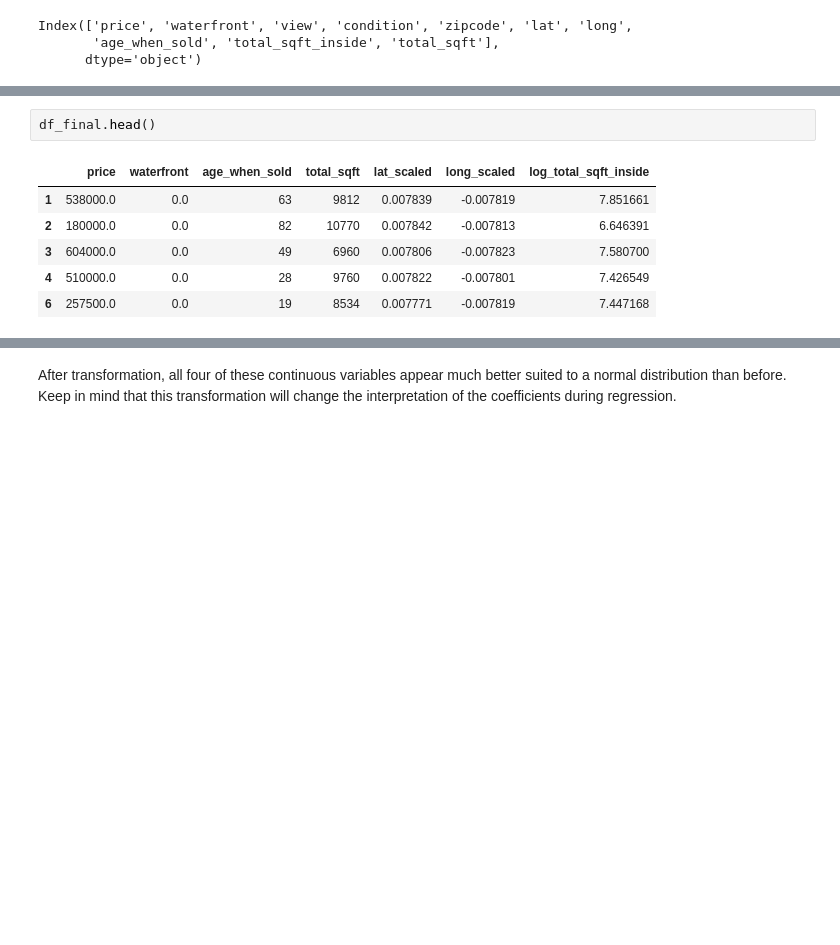
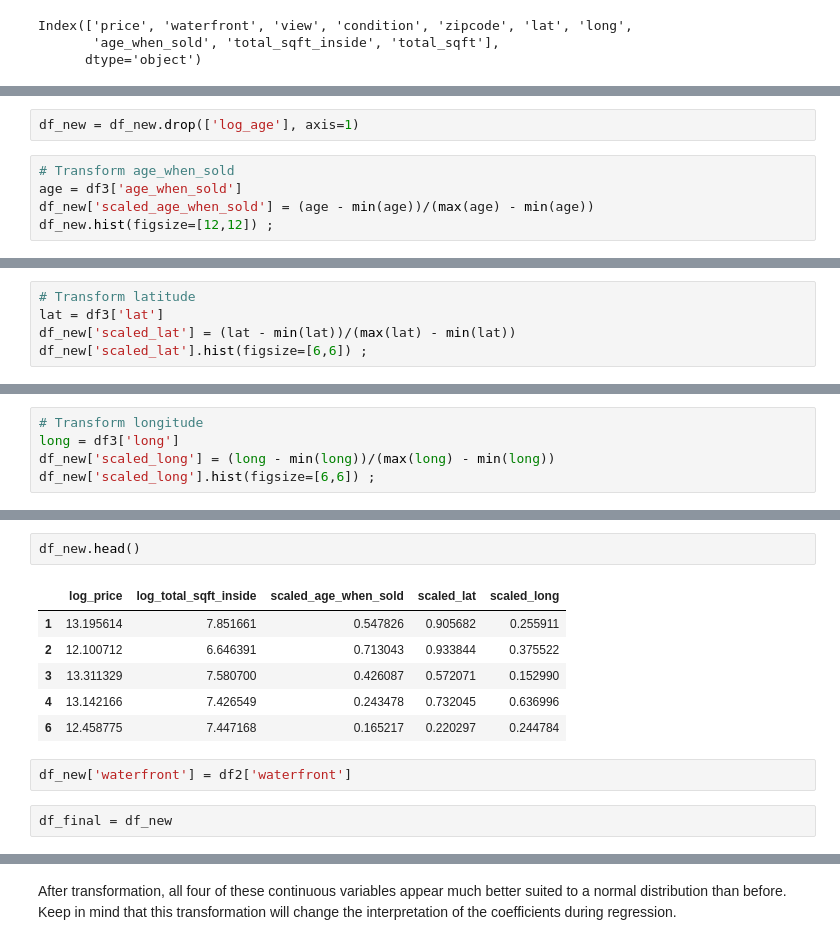
Before and after one commit to ariavathlete/dsc-v2-mod1-final-project-online-ds-ft-051319, a Jupyter notebook: student.ipynb, the cells around one changed output, grey strips where cells are left out. Drawn from its saved outputs; the diff is of its cells as text; blank space fills up the shorter version.

```diff
--- a/student.ipynb
+++ b/student.ipynb
@@ -1562,0 +1536,7 @@ df_final = df3.drop(['lat', 'long', 'total_sqft_inside', 'view',
+# %%
+df_new = df_new.drop(['log_age'], axis=1)
+# %%
+# Transform age_when_sold
+age = df3['age_when_sold']
+df_new['scaled_age_when_sold'] = (age - min(age))/(max(age) - min(age))
+df_new.hist(figsize=[12,12]) ;
@@ -1562,0 +1547,5 @@ df_final = df3.drop(['lat', 'long', 'total_sqft_inside', 'view',
+# %%
+# Transform latitude
+lat = df3['lat']
+df_new['scaled_lat'] = (lat - min(lat))/(max(lat) - min(lat))
+df_new['scaled_lat'].hist(figsize=[6,6]) ;
@@ -1562,0 +1554,5 @@ df_final = df3.drop(['lat', 'long', 'total_sqft_inside', 'view',
+# %%
+# Transform longitude
+long = df3['long']
+df_new['scaled_long'] = (long - min(long))/(max(long) - min(long))
+df_new['scaled_long'].hist(figsize=[6,6]) ;
@@ -1563,12 +1561,16 @@ df_final = df3.drop(['lat', 'long', 'total_sqft_inside', 'view',
 # %%
-df_final.head()
+df_new.head()
 # %% [output]
-|  | price | waterfront | age_when_sold | total_sqft | lat_scaled | long_scaled | log_total_sqft_inside |
-| 1 | 538000.0 | 0.0 | 63 | 9812 | 0.007839 | -0.007819 | 7.851661 |
-| 2 | 180000.0 | 0.0 | 82 | 10770 | 0.007842 | -0.007813 | 6.646391 |
-| 3 | 604000.0 | 0.0 | 49 | 6960 | 0.007806 | -0.007823 | 7.580700 |
-| 4 | 510000.0 | 0.0 | 28 | 9760 | 0.007822 | -0.007801 | 7.426549 |
-| 6 | 257500.0 | 0.0 | 19 | 8534 | 0.007771 | -0.007819 | 7.447168 |
+|  | log_price | log_total_sqft_inside | scaled_age_when_sold | scaled_lat | scaled_long |
+| 1 | 13.195614 | 7.851661 | 0.547826 | 0.905682 | 0.255911 |
+| 2 | 12.100712 | 6.646391 | 0.713043 | 0.933844 | 0.375522 |
+| 3 | 13.311329 | 7.580700 | 0.426087 | 0.572071 | 0.152990 |
+| 4 | 13.142166 | 7.426549 | 0.243478 | 0.732045 | 0.636996 |
+| 6 | 12.458775 | 7.447168 | 0.165217 | 0.220297 | 0.244784 |
+# %%
+df_new['waterfront'] = df2['waterfront']
+# %%
+df_final = df_new
 # %%
 df_final.columns
 # %% [output]
```
Also changed, not shown: parts of 53 cells of this notebook, 3 other files.
